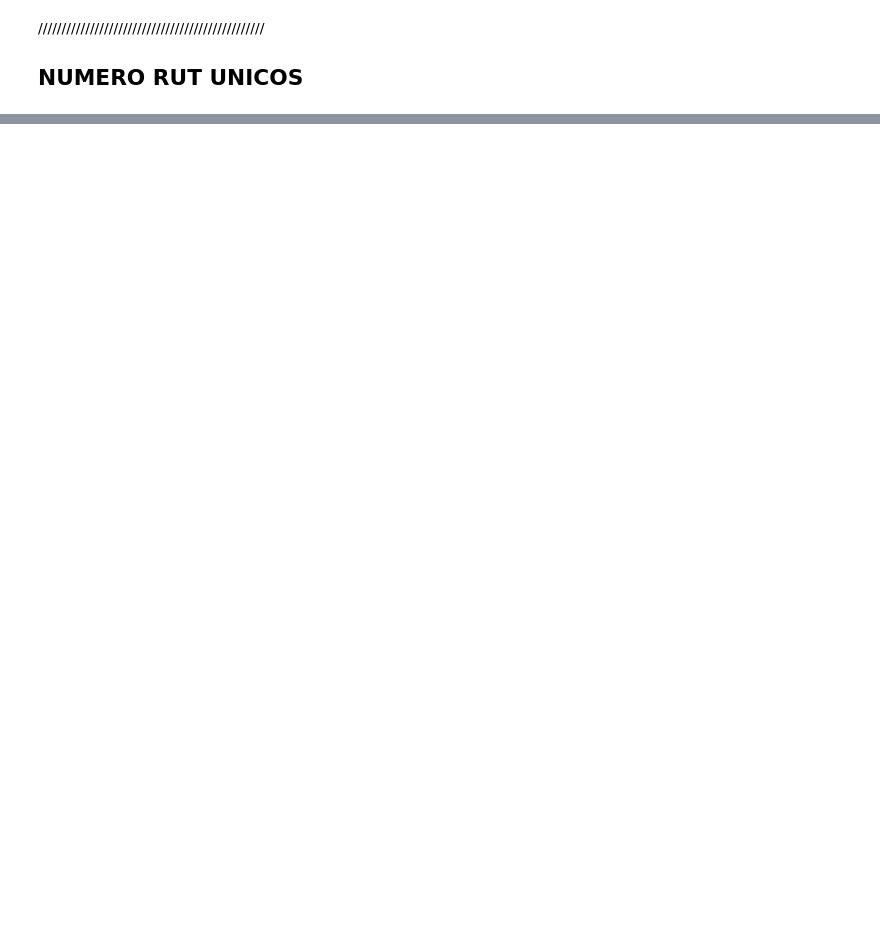
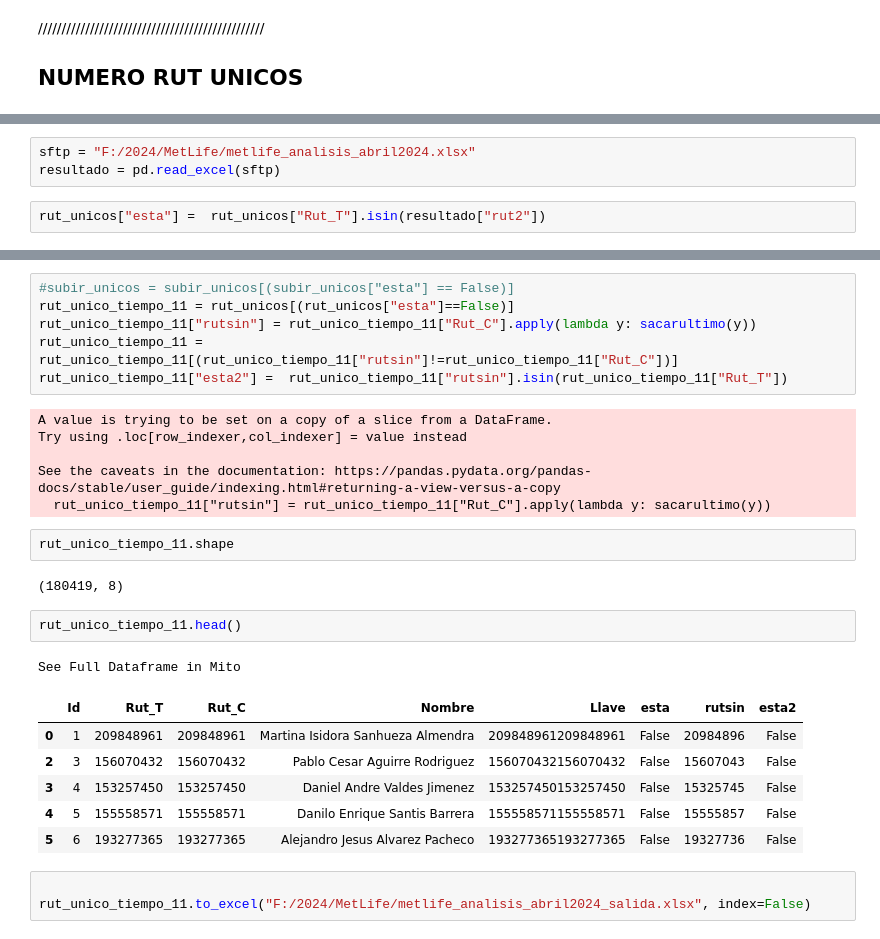
Before and after one commit to juanca-martinez/basefinal, a Jupyter notebook: modeloNuevo/MetLife_Analisis.ipynb, the cells around one changed output, grey strips where cells are left out. Saved outputs shown, nothing was run; the diff lists cells and outputs as text; blank space fills up the shorter version.

```diff
--- a/modeloNuevo/MetLife_Analisis.ipynb
+++ b/modeloNuevo/MetLife_Analisis.ipynb
@@ -874,0 +877,5 @@ subir_unicos.to_sql(
+# %%
+sftp = "F:/2024/MetLife/metlife_analisis_abril2024.xlsx"
+resultado = pd.read_excel(sftp)
+# %%
+rut_unicos["esta"] =  rut_unicos["Rut_T"].isin(resultado["rut2"])
@@ -874,0 +902,29 @@ subir_unicos.to_sql(
+# %%
+#subir_unicos = subir_unicos[(subir_unicos["esta"] == False)]
+rut_unico_tiempo_11 = rut_unicos[(rut_unicos["esta"]==False)]
+rut_unico_tiempo_11["rutsin"] = rut_unico_tiempo_11["Rut_C"].apply(lambda y: sacarultimo(y))
+rut_unico_tiempo_11 = rut_unico_tiempo_11[(rut_unico_tiempo_11["rutsin"]!=rut_unico_tiempo_11["Rut_C"])]
+rut_unico_tiempo_11["esta2"] =  rut_unico_tiempo_11["rutsin"].isin(rut_unico_tiempo_11["Rut_T"])
+# %% [output]
+A value is trying to be set on a copy of a slice from a DataFrame.
+Try using .loc[row_indexer,col_indexer] = value instead
+
+See the caveats in the documentation: https://pandas.pydata.org/pandas-docs/stable/user_guide/indexing.html#returning-a-view-versus-a-copy
+  rut_unico_tiempo_11["rutsin"] = rut_unico_tiempo_11["Rut_C"].apply(lambda y: sacarultimo(y))
+# %%
+rut_unico_tiempo_11.shape
+# %% [output]
+(180419, 8)
+# %%
+rut_unico_tiempo_11.head()
+# %% [output]
+See Full Dataframe in Mito
+|  | Id | Rut_T | Rut_C | Nombre | Llave | esta | rutsin | esta2 |
+| 0 | 1 | 209848961 | 209848961 | Martina Isidora Sanhueza Almendra | 209848961209848961 | False | 20984896 | False |
+| 2 | 3 | 156070432 | 156070432 | Pablo Cesar Aguirre Rodriguez | 156070432156070432 | False | 15607043 | False |
+| 3 | 4 | 153257450 | 153257450 | Daniel Andre Valdes Jimenez | 153257450153257450 | False | 15325745 | False |
+| 4 | 5 | 155558571 | 155558571 | Danilo Enrique Santis Barrera | 155558571155558571 | False | 15555857 | False |
+| 5 | 6 | 193277365 | 193277365 | Alejandro Jesus Alvarez Pacheco | 193277365193277365 | False | 19327736 | False |
+# %%
+
+rut_unico_tiempo_11.to_excel("F:/2024/MetLife/metlife_analisis_abril2024_salida.xlsx", index=False)
```
Also changed, not shown: parts of 13 cells of this notebook.
